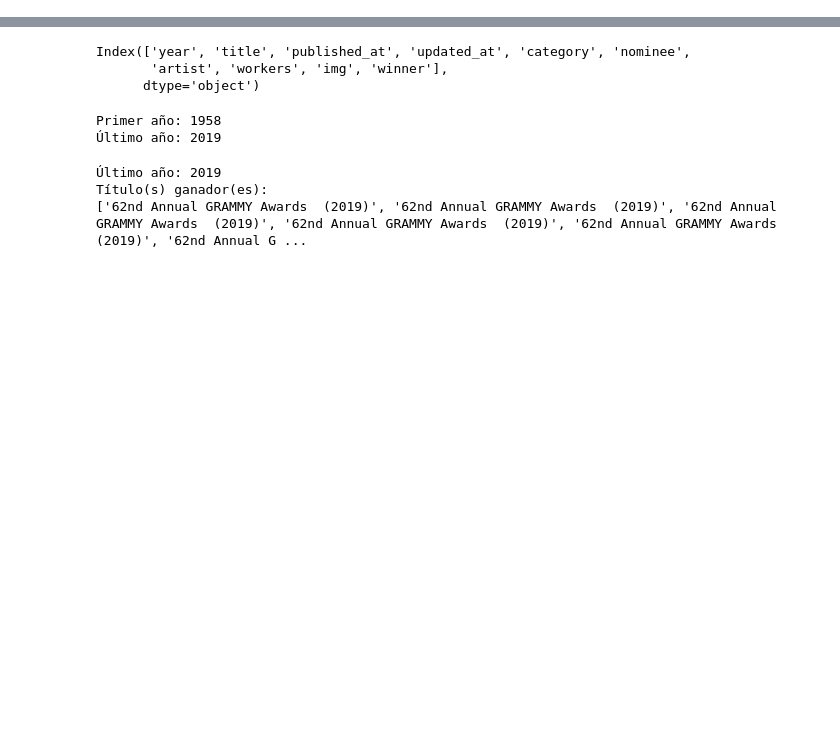
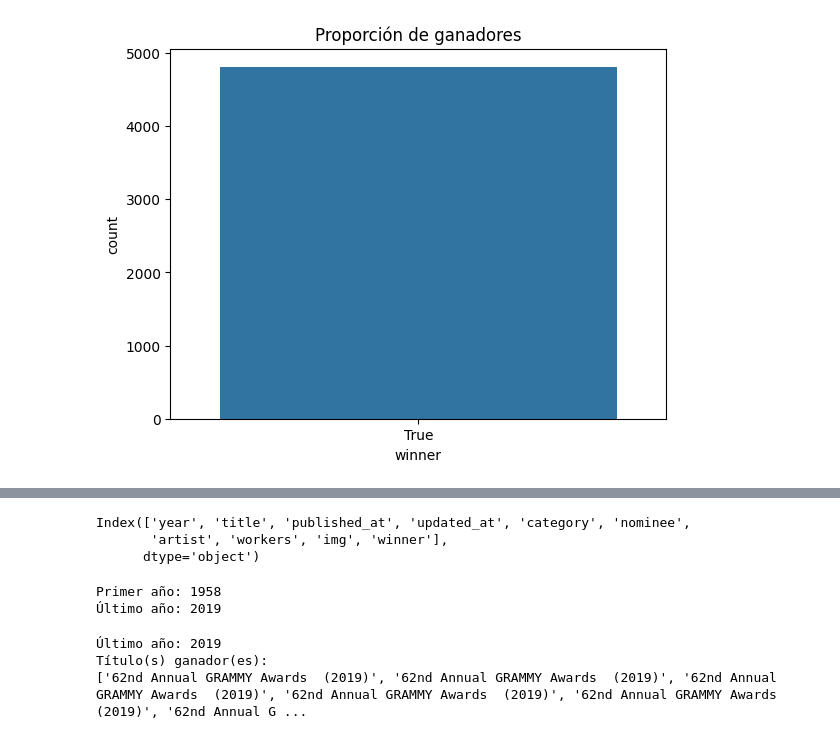
Before and after one commit to 20angela26/WorkShoop2-ETL, a Jupyter notebook: notebooks/eda_grammy.ipynb, the cells around one changed output, grey strips where cells are left out. Saved outputs shown, nothing was run; the diff lists cells and outputs as text; code cells hidden in the pictures; blank space fills up the shorter version.

```diff
--- a/notebooks/eda_grammy.ipynb
+++ b/notebooks/eda_grammy.ipynb
@@ -5,0 +52,6 @@ df= pd.read_csv("../data/the_grammy_awards.csv")
+# %%
+sns.countplot(data=df, x="winner")
+plt.title("Proporción de ganadores")
+plt.show()
+# %% [output]
+[figure, added]
```
Also changed, not shown: parts of 10 cells of this notebook.
